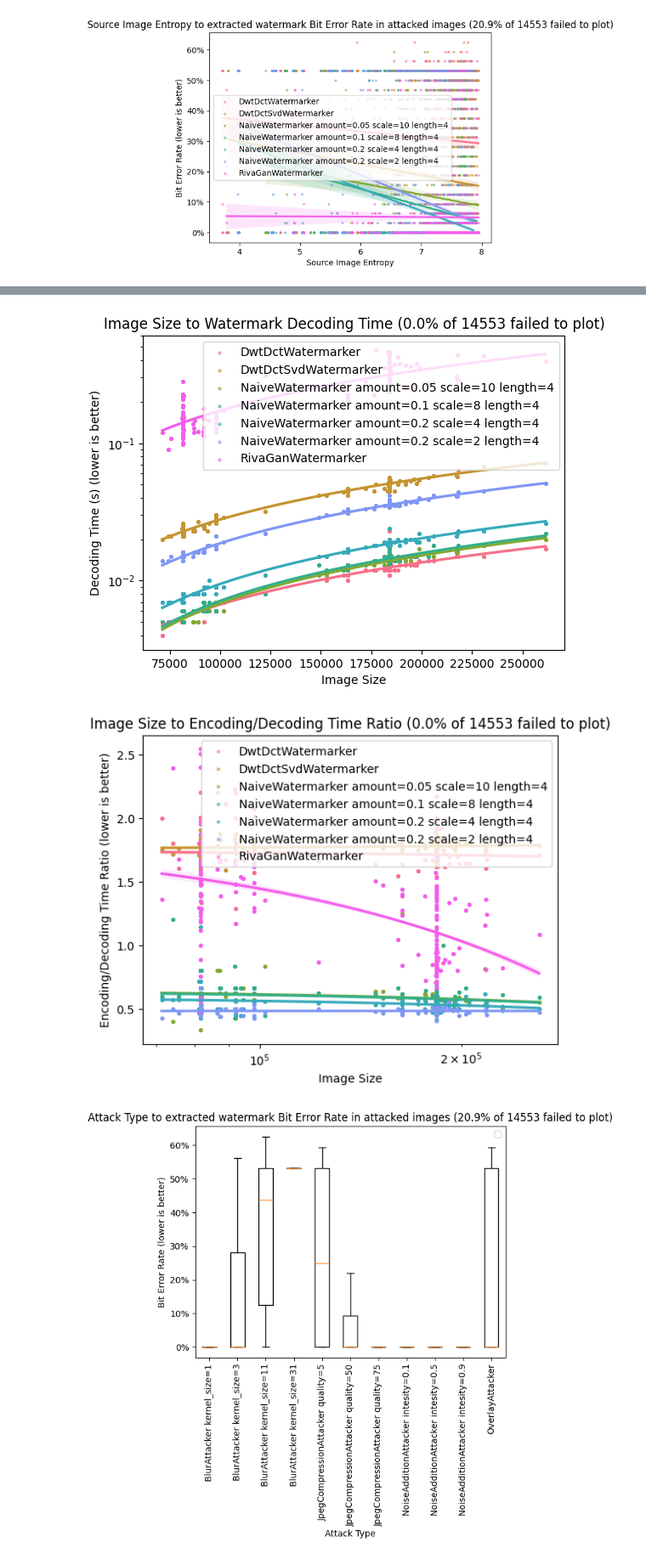
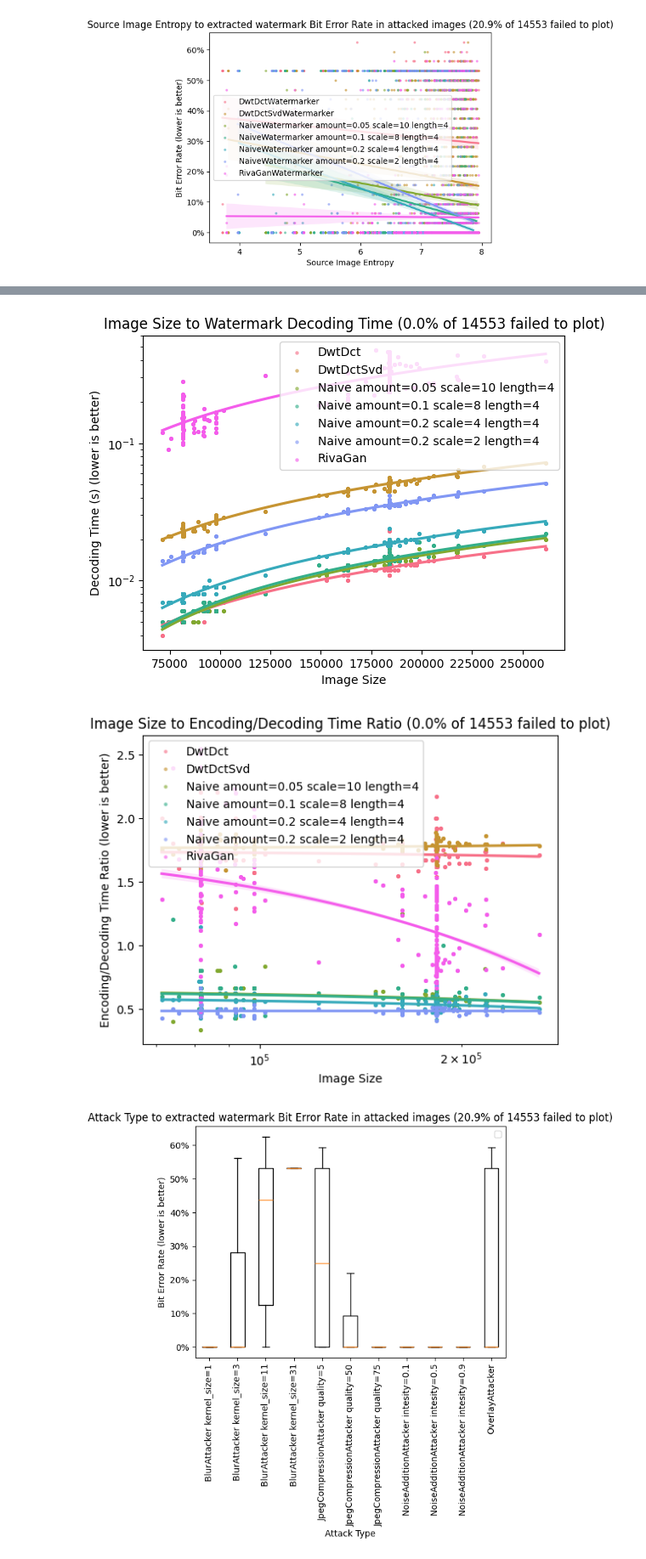
Before and after one commit to VECTR0/watermarking, a Jupyter notebook: notebooks/03-analyse-benchmark.ipynb, the cells around one changed output, grey strips where cells are left out. Shown at 85% size. Saved outputs shown, nothing was run; the diff lists cells and outputs as text; code cells hidden in the pictures.

```diff
--- a/notebooks/03-analyse-benchmark.ipynb
+++ b/notebooks/03-analyse-benchmark.ipynb
@@ -136,6 +136,7 @@ def scatter_plot_for_each_attack(
     add_trendlines: bool = False,
     func_pick_point: callable = None,
     default_error_y_value: float = None,
+    disable_legend: bool = False
 ):
     failed, total = 0, 0
     ys = {}
@@ -173,7 +174,7 @@ def scatter_plot_for_each_attack(
         plt.scatter(
             xs[watermark],
             ys[watermark],
-            label=watermark,
+            label=watermark.replace("Watermarker", "").replace("Attacker", ""), # TODO FIX THIS
             color=watermark_algorithms_colors[watermark],
             alpha=0.5,
             marker="o",
@@ -203,7 +204,8 @@ def scatter_plot_for_each_attack(
         plt.gca().set_yticklabels(
             ["{:.0f}%".format(y * 100) for y in plt.gca().get_yticks()]
         )
-    plt.legend()
+    if not disable_legend:
+        plt.legend()
     plt.show()
 
 
@@ -334,6 +336,7 @@ scatter_plot_for_each_attack(
     y_lower_better=True,
     log_y_scale=True,
     add_trendlines=True,
+    disable_legend=True,
 )
 
 # plot pixel count vs decoding time
@@ -368,5 +371,5 @@ scatter_plot_for_each_attack(
-[figure, old version]
+[figure, new version]
-[figure, old version]
+[figure, new version]
 # %%
 # plot attack type vs bit error rate
 def get_attack_name(dto, watermark, attack):
```
Also changed, not shown: parts of 1 cell of this notebook, 2 other files.
